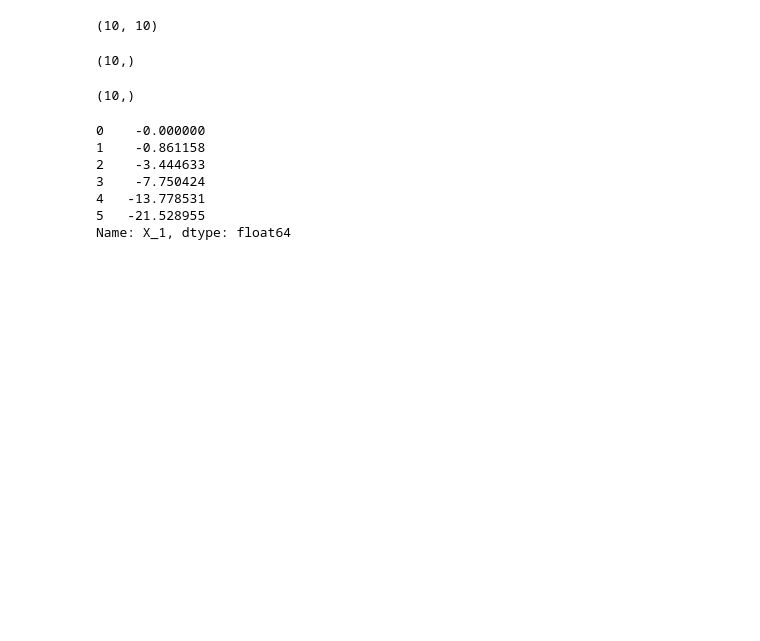
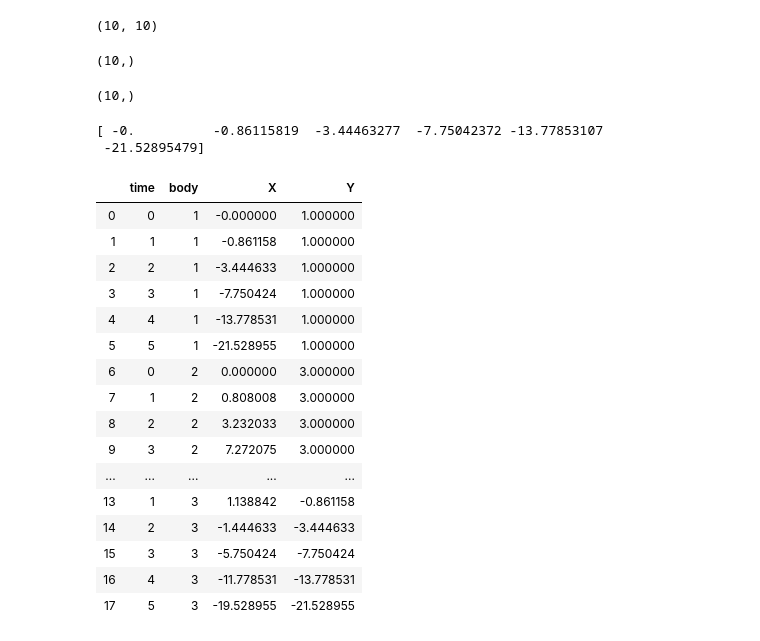
Before and after one commit to SatenHarutyunyan/mechanics, a Jupyter notebook: project2_preliminary.ipynb, the cells around one changed output. Drawn from its saved outputs; the diff is of its cells as text; code cells hidden in the pictures; blank space fills up the shorter version.

```diff
--- a/project2_preliminary.ipynb
+++ b/project2_preliminary.ipynb
@@ -77,3 +81,7 @@ Y_2 = 3
 
 X_3 = X_1 + 2
 Y_3 = a3 *t**2/ 2
+print(X_1)
+# %% [output]
+[ -0.          -0.86115819  -3.44463277  -7.75042372 -13.77853107
+ -21.52895479]
@@ -82,10 +88,25 @@ data = { "X_1":X_1,"Y_1":Y_1,"X_2":X_2,"Y_2":Y_2, "X_3":X_3,"Y_3":Y_3,}
-# %%
-df = pd.DataFrame(data)
-# %% [output]
-0    -0.000000
-1    -0.861158
-2    -3.444633
-3    -7.750424
-4   -13.778531
-5   -21.528955
-Name: X_1, dtype: float64
+# %%
+dataM1 = pd.DataFrame({ "time":t,"body":1,"X":X_1,"Y":Y_1})
+dataM2 =pd.DataFrame({"time":t,"body":2,"X":X_2,"Y":Y_2})
+dataM3 =pd.DataFrame({"time":t,"body":3, "X":X_3,"Y":Y_3})
+data= (dataM1,dataM2,dataM3)
+df = pd.concat(data, ignore_index = True)
+df
+# %% [output]
+|  | time | body | X | Y |
+| 0 | 0 | 1 | -0.000000 | 1.000000 |
+| 1 | 1 | 1 | -0.861158 | 1.000000 |
+| 2 | 2 | 1 | -3.444633 | 1.000000 |
+| 3 | 3 | 1 | -7.750424 | 1.000000 |
+| 4 | 4 | 1 | -13.778531 | 1.000000 |
+| 5 | 5 | 1 | -21.528955 | 1.000000 |
+| 6 | 0 | 2 | 0.000000 | 3.000000 |
+| 7 | 1 | 2 | 0.808008 | 3.000000 |
+| 8 | 2 | 2 | 3.232033 | 3.000000 |
+| 9 | 3 | 2 | 7.272075 | 3.000000 |
+| ... | ... | ... | ... | ... |
+| 13 | 1 | 3 | 1.138842 | -0.861158 |
+| 14 | 2 | 3 | -1.444633 | -3.444633 |
+| 15 | 3 | 3 | -5.750424 | -7.750424 |
+| 16 | 4 | 3 | -11.778531 | -13.778531 |
+| 17 | 5 | 3 | -19.528955 | -21.528955 |
```
Also changed, not shown: parts of 3 cells of this notebook.
